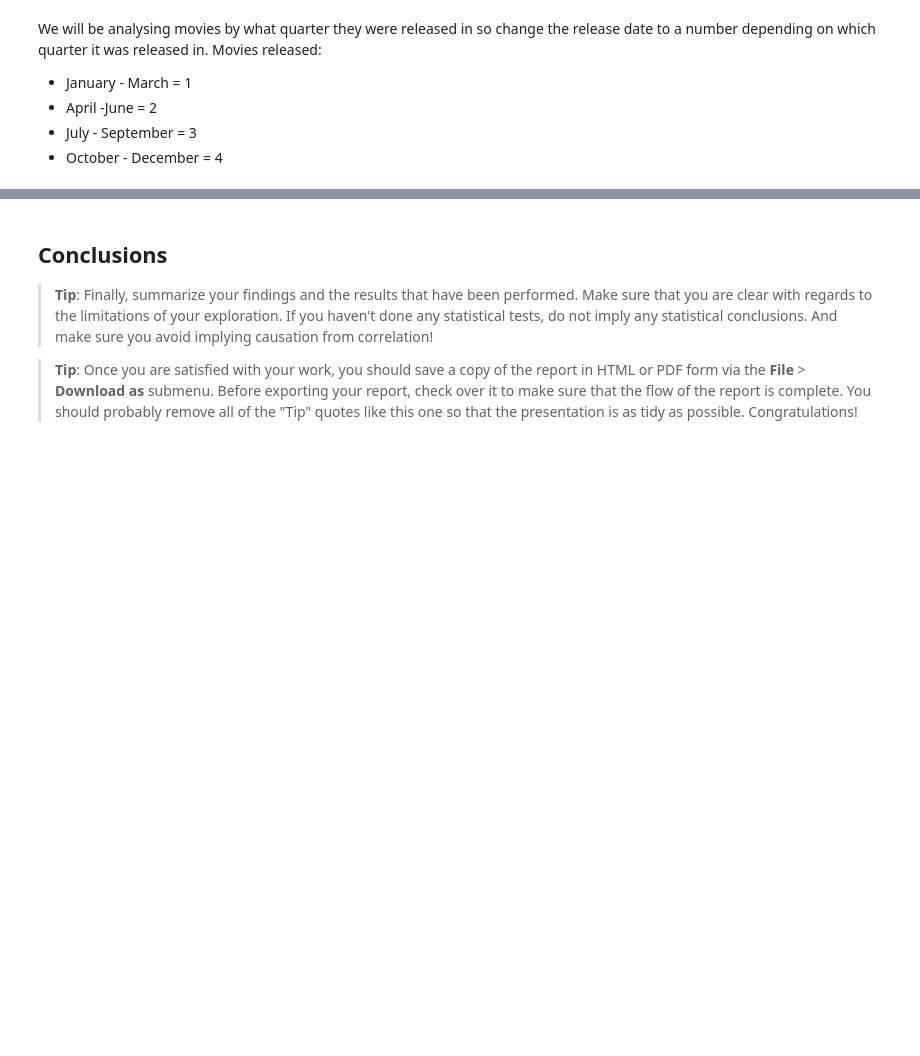
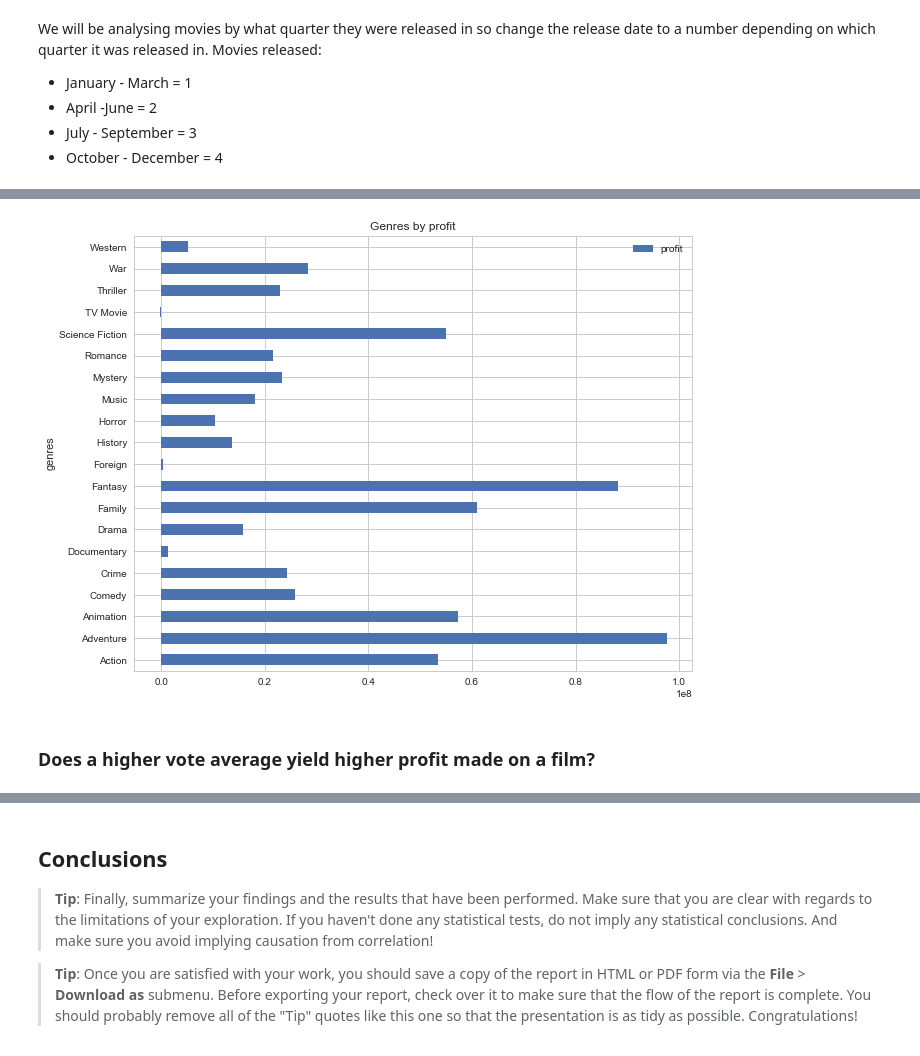
Before and after one commit to sian-nadin/Investigate-movie-genres, a Jupyter notebook: investigate-a-dataset-template.ipynb, the cells around one changed output, grey strips where cells are left out. Drawn from its saved outputs; the diff is of its cells as text; code cells hidden in the pictures; blank space fills up the shorter version.

```diff
--- a/investigate-a-dataset-template.ipynb
+++ b/investigate-a-dataset-template.ipynb
@@ -141,0 +181,4 @@ AttributeError: 'DataFrame' object has no attribute 'order'
+# %%
+profit_and_genres_df = final_dataframe[['original_title', 'profit', 'genres']]
+new_df = profit_and_genres_df.groupby(['genres']).mean()
+profit_and_genres_df.head()
@@ -141,0 +192,7 @@ AttributeError: 'DataFrame' object has no attribute 'order'
+# %%
+new_df[['profit']].plot.barh(title = 'Genres by profit', figsize=(10, 8));
+plt.show()
+# %% [output]
+[figure, added]
+# %% [markdown]
+### Does a higher vote average yield higher profit made on a film?
```
Also changed, not shown: parts of 39 cells of this notebook.
